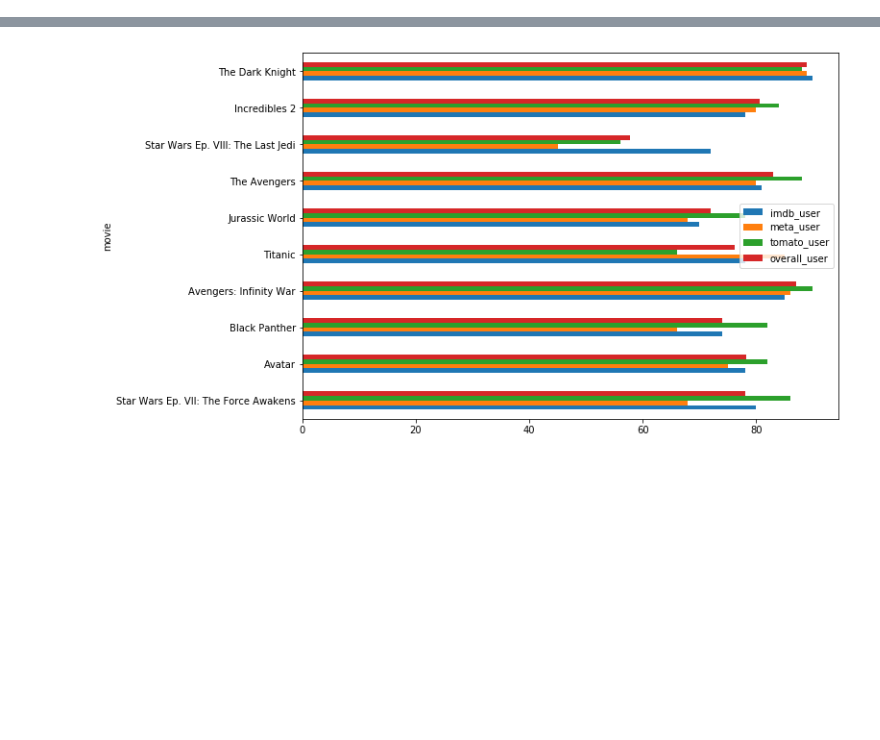
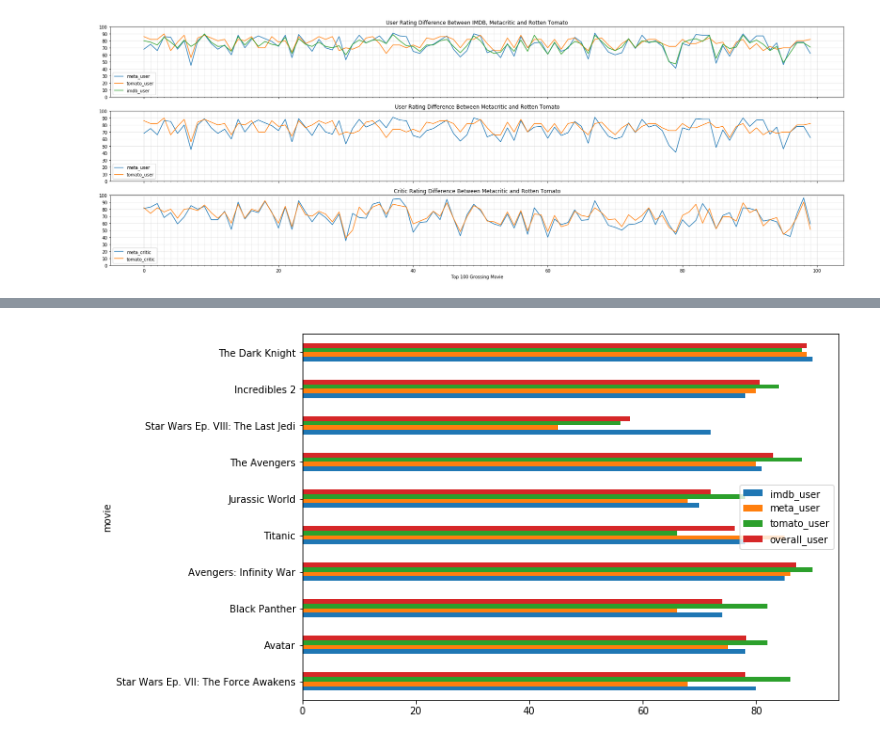
Before and after one commit to elsantonato/13-Project_2-Group_7, a Jupyter notebook: wangdian_subfolder/graph_plot.ipynb, the cells around one changed output, grey strips where cells are left out. Drawn from its saved outputs; the diff is of its cells as text; code cells hidden in the pictures; blank space fills up the shorter version.

```diff
--- a/wangdian_subfolder/graph_plot.ipynb
+++ b/wangdian_subfolder/graph_plot.ipynb
@@ -83,3 +108,32 @@ top_user = pd.DataFrame(
+# %%
+fig, axes = plt.subplots(nrows=3, ncols=1, figsize=(30, 10), sharex=True)
+ax1.plot(ax=axes[0], grid=True)
+ax2.plot(ax=axes[1], grid=True)
+ax3.plot(ax=axes[2], grid=True)
+#ax4.plot(ax=axes[3], grid=True)
+axes[0].set_title('User Rating Difference Between IMDB, Metacritic and Rotten Tomato')
+axes[1].set_title('User Rating Difference Between Metacritic and Rotten Tomato')
+axes[2].set_title('Critic Rating Difference Between Metacritic and Rotten Tomato')
+#axes[3].set_title('Overall Rating Difference Between User and Cretic')
+
+x_ticks = np.arange(0, 101, 1)
+y_ticks = np.arange(0, 101, 10)
+
+axes[0].set_xticks(x_ticks, minor=True)
+axes[0].set_yticks(y_ticks)
+axes[1].set_yticks(y_ticks)
+axes[2].set_yticks(y_ticks)
+#axes[3].set_yticks(y_ticks)
+
+# And a corresponding grid
+axes[0].grid(which='both', alpha=0.3)
+axes[1].grid(which='both', alpha=0.3)
+axes[2].grid(which='both', alpha=0.3)
+#axes[3].grid(which='both', alpha=0.3)
+plt.xlabel('Top 100 Grossing Movie')
+plt.savefig('graph/difference-line.png', bbox_inches="tight")
+# %% [output]
+[figure, added]
 # %%
 final_plot = user_cretic_rate.set_index('movie')[:10]
 final_plot
```
Also changed, not shown: parts of 14 cells of this notebook.
